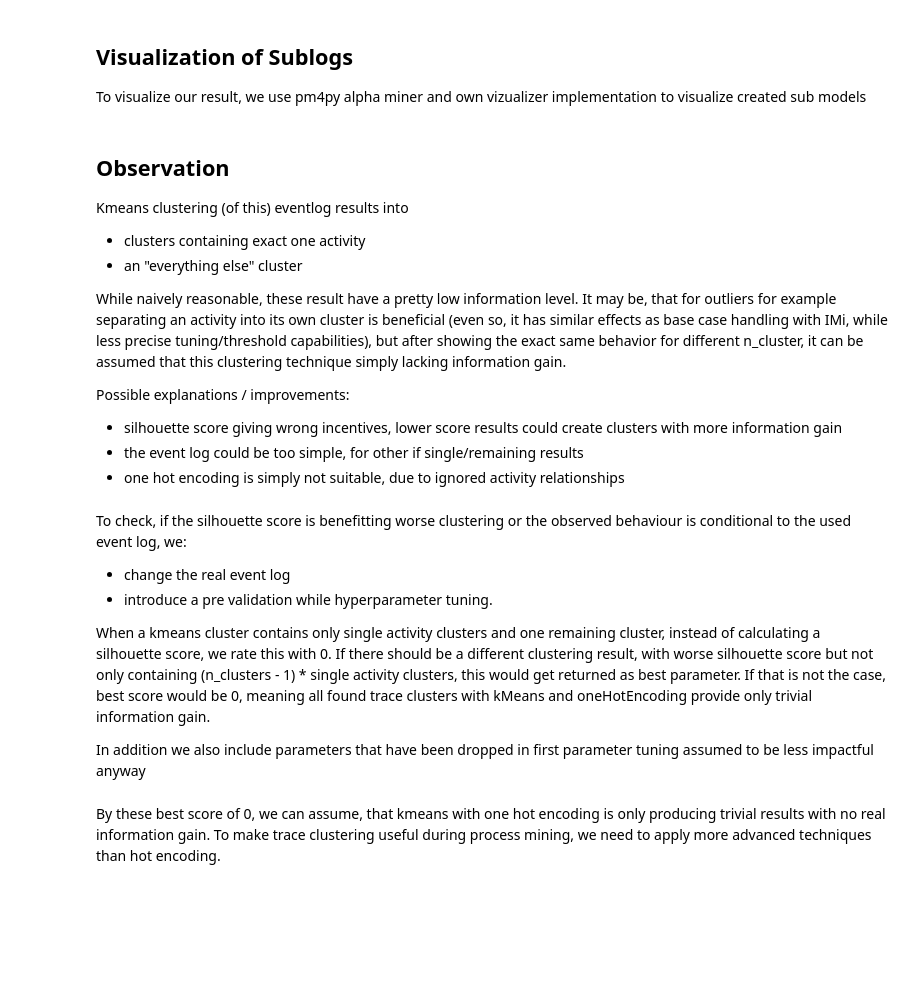
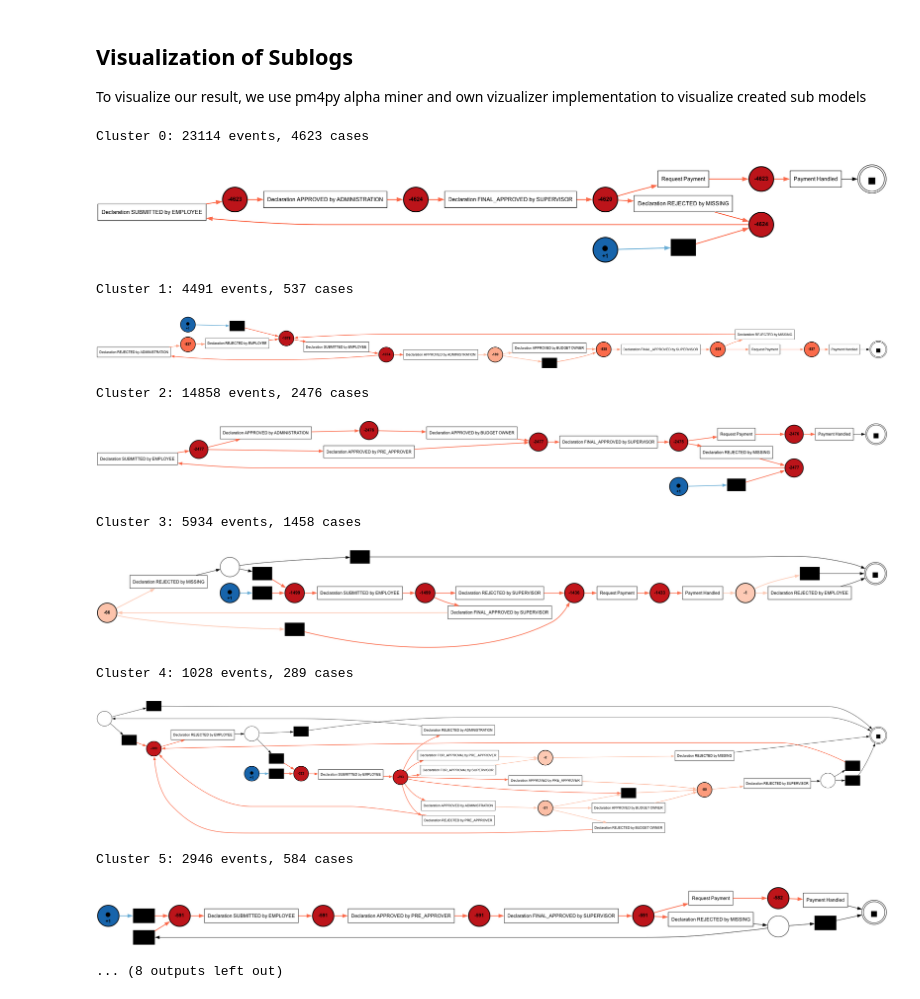
Before and after one commit to collinleiber/LMU_Master_Practical_SoSe24, a Jupyter notebook: practical/ProcessMining/group1/task5/1_basic-approach.ipynb, the cells around one changed output. Saved outputs shown, nothing was run; the diff lists cells and outputs as text; code cells hidden in the pictures; blank space fills up the shorter version.

```diff
--- a/practical/ProcessMining/group1/task5/1_basic-approach.ipynb
+++ b/practical/ProcessMining/group1/task5/1_basic-approach.ipynb
@@ -10,8 +9,10 @@ Requirements:
 - ~~Notebook nicely presenting the clustering results for different hyperparameters~~
 # %%
 from practical.ProcessMining.group1.shared import utils
-from sklearn.metrics import silhouette_score
-from sklearn.model_selection import ParameterGrid
+import pm4py
+from pm4py.algo.discovery.heuristics import algorithm as heuristics_miner
+from pm4py.objects.conversion.log import converter as log_converter
+from sklearn import metrics
 from joblib import Parallel, delayed
 import numpy as np
 
@@ -22,4 +23,4 @@ from sklearn.model_selection import ParameterGrid
 
 BASE = utils.SAMPLES_PATH
 real_path = BASE / "DomesticDeclarations_cleansed.csv"
-event_log = utils.import_csv(BASE / "DomesticDeclarations_cleansed.csv")
+event_log_raw = utils.import_csv(BASE / "DomesticDeclarations_cleansed.csv")
@@ -120,42 +166,34 @@ To visualize our result, we use pm4py alpha miner and own vizualizer implementat
 # %%
 from practical.ProcessMining.group1.shared.visualizer import Visualizer
 from practical.ProcessMining.group1.task4.tokenreplay import TokenReplay
-from pm4py.algo.discovery.alpha import algorithm as alpha_miner
-from pm4py.objects.conversion.log import converter as log_converter
 
 for cluster_label, df in cluster_sublogs.items():
     event_log = log_converter.to_event_log.apply(df)
 
-    # Alpha Miner
-    alpha_net, alpha_initial_marking, alpha_final_marking = alpha_miner.apply(event_log)
+    net, init, final = heuristics_miner.apply(event_log)
 
-    alpha_token_replay = TokenReplay(event_log, alpha_net, alpha_initial_marking, alpha_final_marking, "Alpha Miner")
+    heuristics_miner_replay = TokenReplay(event_log, net, init, final, "Heuristic Miner")
 
-    alpha_token_replay.run()  # alpha_token_replay.shuffle_activities()
+    heuristics_miner_replay.run(event_log)  # alpha_token_replay.shuffle_activities()
+    tokens = heuristics_miner_replay.get_unconformity_tokens()
 
     vizard = Visualizer()
-    graph = vizard.build_petri_net(alpha_net, alpha_initial_marking, alpha_final_marking)
+    graph = vizard.build_petri_net(net, init, final, tokens)
     print(f'Cluster {cluster_label}: {df.shape[0]} events, {df["case:concept:name"].unique().shape[0]} cases')
     ## print("==== Cluster ", cluster_label, "====")
 
     vizard.display(graph)
+# %% [output]
+Cluster 0: 23114 events, 4623 cases
+[figure, added]
+Cluster 1: 4491 events, 537 cases
+[figure, added]
+Cluster 2: 14858 events, 2476 cases
+[figure, added]
+Cluster 3: 5934 events, 1458 cases
+[figure, added]
+Cluster 4: 1028 events, 289 cases
+[figure, added]
+Cluster 5: 2946 events, 584 cases
+[figure, added]
+... (8 outputs left out)
-# %% [markdown]
-## Observation
-Kmeans clustering (of this) eventlog results into
-- clusters containing exact one activity
-- an "everything else" cluster
-
-While naively reasonable, these result have a pretty low information level. It may be, that for outliers for example separating an activity into its own cluster is beneficial (even so, it has similar effects as base case handling with IMi, while less precise tuning/threshold capabilities), but after showing the exact same behavior for different n_cluster, it can be assumed that this clustering technique simply lacking information gain.
-
-Possible explanations / improvements:
-- silhouette score giving wrong incentives, lower score results could create clusters with more information gain
-- the event log could be too simple, for other if single/remaining results
-- one hot encoding is simply not suitable, due to ignored activity relationships
-# %% [markdown]
-To check, if the silhouette score is benefitting worse clustering or the observed behaviour is conditional to the used event log, we:
-- change the real event log
-- introduce a pre validation while hyperparameter tuning.
-
-When a kmeans cluster contains only single activity clusters and one remaining cluster, instead of calculating a silhouette score, we rate this with 0. If there should be a different clustering result, with worse silhouette score but not only containing (n_clusters - 1) * single activity clusters, this would get returned as best parameter. If that is not the case, best score would be 0, meaning all found trace clusters with kMeans and oneHotEncoding provide only trivial information gain.
-
-In addition we also include parameters that have been dropped in first parameter tuning assumed to be less impactful anyway
@@ -211,2 +199,0 @@ print(f"Best Params: {best_params}")
-# %% [markdown]
-By these best score of 0, we can assume, that kmeans with one hot encoding is only producing trivial results with no real information gain. To make trace clustering useful during process mining, we need to apply more advanced techniques than hot encoding.
```
Also changed, not shown: parts of 13 cells of this notebook.
